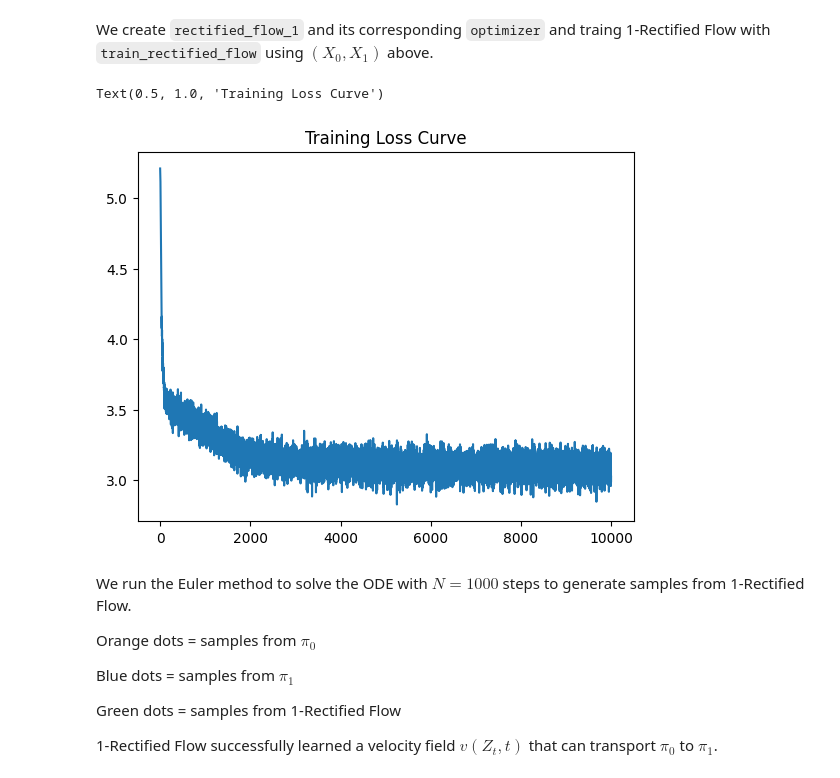
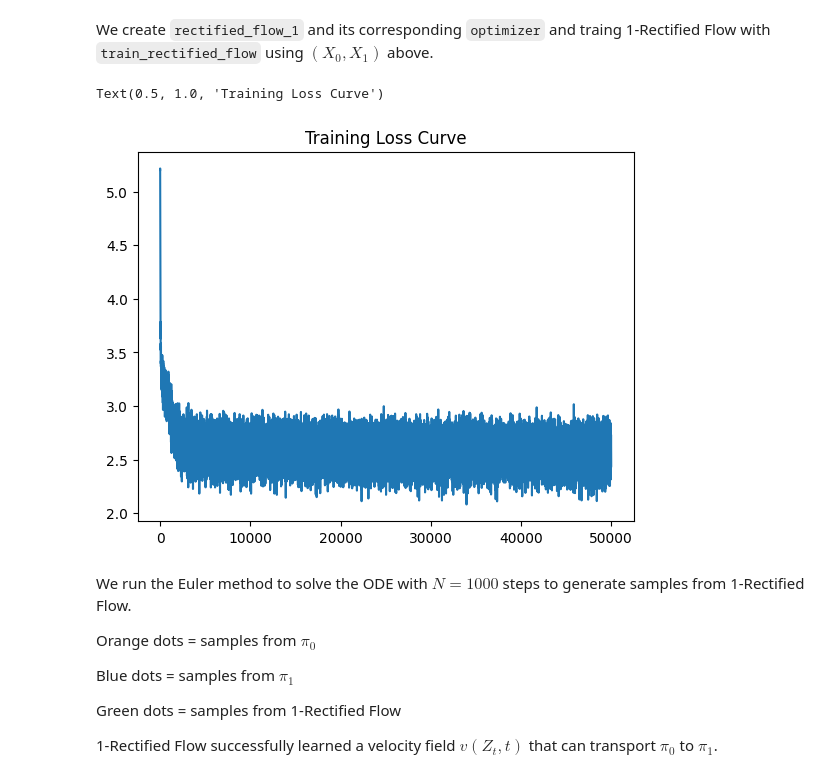
Before and after one commit to MohitLamba94/cheat-sheet, a Jupyter notebook: diffusers/experiments/text2video/RectifiedFlow/basics/Tutorial_Rectified_Flow_with_Neural_Network_02.ipynb, the cells around one changed output. Cells and saved outputs as stored; diff of their text form; code cells hidden in the pictures.

Commit message:
Logit Normal sampling Rect1 5x
t > Logit Normal Sampling
Rect1 > trained for 5x more iterations

````diff
--- a/diffusers/experiments/text2video/RectifiedFlow/basics/Tutorial_Rectified_Flow_with_Neural_Network_02.ipynb
+++ b/diffusers/experiments/text2video/RectifiedFlow/basics/Tutorial_Rectified_Flow_with_Neural_Network_02.ipynb
@@ -117,18 +116,32 @@ MLP(
 # %% [markdown]
 Then we define the rectfied flow class.
 # %%
+import torch.distributions as dist
+
+def logit_normal(mu=0, sigma=1, size=(1,)):
+    normal_dist = dist.Normal(mu, sigma)
+    samples = normal_dist.sample(size)
+
+    logit_samples = 1 / (1 + torch.exp(-samples))
+
+    return logit_samples
+
+
 class RectifiedFlow():
   def __init__(self, model=None, num_steps=1000):
-    self.model = model
+    self.model = model.cuda()
     self.N = num_steps
 
   def get_train_tuple(self, z0=None, z1=None):
-    t = torch.rand((z1.shape[0], 1))
+    t_uniform = torch.rand((z1.shape[0], 1))
     '''
     This line creates a tensor named t with the same number of rows as z1 but
     only one column. Each element in this tensor is a random number
     between 0 and 1.
     '''
+    t = logit_normal(size=(z1.shape[0],))[:,None]
+    assert t.shape == t_uniform.shape, f"t.shape = {t.shape} VS t_uniform.shape = {t_uniform.shape}"
+
     z_t =  t * z1 + (1.-t) * z0
     target = z1 - z0
 
@@ -147,7 +160,7 @@ class RectifiedFlow():
     traj.append(z.detach().clone())
     for i in range(N):
       t = torch.ones((batchsize,1)) * i / N
-      pred = self.model(z, t)
+      pred = self.model(z.cuda(), t.cuda()).cpu()
       z = z.detach().clone() + pred * dt
 
       traj.append(z.detach().clone())
@@ -181,8 +194,8 @@ def train_rectified_flow(rectified_flow, optimizer, pairs, batchsize, inner_iter
     z1 = batch[:, 1].detach().clone()
     z_t, t, target = rectified_flow.get_train_tuple(z0=z0, z1=z1)
 
-    pred = rectified_flow.model(z_t, t)
-    loss = (target - pred).view(pred.shape[0], -1).abs().pow(2).sum(dim=1)
+    pred = rectified_flow.model(z_t.cuda(), t.cuda())
+    loss = (target.cuda() - pred).view(pred.shape[0], -1).abs().pow(2).sum(dim=1)
     loss = loss.mean()
     loss.backward()
 
@@ -255,19 +268,19 @@ torch.Size([10000, 2, 2])
 # %% [markdown]
 We create ```rectified_flow_1``` and its corresponding ```optimizer``` and traing 1-Rectified Flow with ```train_rectified_flow``` using $(X_0, X_1)$ above.
 # %%
-iterations = 10000
+iterations = 50000
 batchsize = 2048
 input_dim = 2
 
 rectified_flow_1 = RectifiedFlow(model=MLP(input_dim, hidden_num=100), num_steps=100)
 optimizer = torch.optim.Adam(rectified_flow_1.model.parameters(), lr=5e-3)
 
 rectified_flow_1, loss_curve = train_rectified_flow(rectified_flow_1, optimizer, x_pairs, batchsize, iterations)
 plt.plot(np.linspace(0, iterations, iterations+1), loss_curve[:(iterations+1)])
 plt.title('Training Loss Curve')
 # %% [output]
 Text(0.5, 1.0, 'Training Loss Curve')
-[figure, old version]
+[figure, new version]
 # %% [markdown]
 We run the Euler method to solve the ODE with $N=1000$ steps to generate samples from 1-Rectified Flow.
 
````
Also changed, not shown: parts of 11 cells of this notebook.
